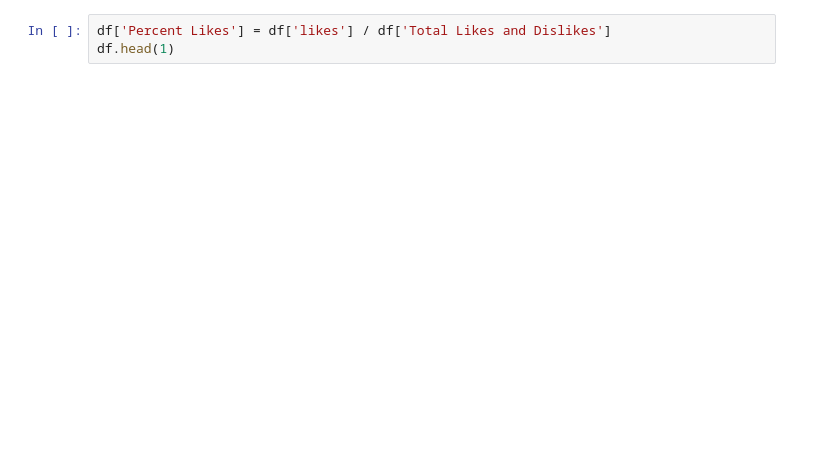
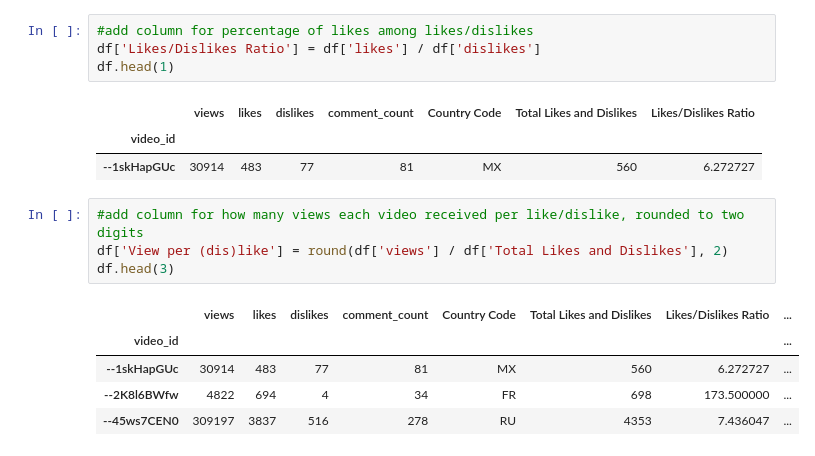
Before and after one commit to jherberg462/python-project, a Jupyter notebook: comparing_ratio_of_likes_dislikes_to_views.ipynb, the cells around one changed output. Drawn from its saved outputs; the diff is of its cells as text; blank space fills up the shorter version.

```diff
--- a/comparing_ratio_of_likes_dislikes_to_views.ipynb
+++ b/comparing_ratio_of_likes_dislikes_to_views.ipynb
@@ -20,3 +48,18 @@ df.head(1)
-# %%
-df['Percent Likes'] = df['likes'] / df['Total Likes and Dislikes']
-df.head(1)
+# %%
+#add column for percentage of likes among likes/dislikes
+df['Likes/Dislikes Ratio'] = df['likes'] / df['dislikes']
+df.head(1)
+# %% [output]
+|  | views | likes | dislikes | comment_count | Country Code | Total Likes and Dislikes | Likes/Dislikes Ratio |
+| video_id |  |  |  |  |  |  |  |
+| --1skHapGUc | 30914 | 483 | 77 | 81 | MX | 560 | 6.272727 |
+# %%
+#add column for how many views each video received per like/dislike, rounded to two digits
+df['View per (dis)like'] = round(df['views'] / df['Total Likes and Dislikes'], 2)
+df.head(3)
+# %% [output]
+|  | views | likes | dislikes | comment_count | Country Code | Total Likes and Dislikes | Likes/Dislikes Ratio | ... |
+| video_id |  |  |  |  |  |  |  | ... |
+| --1skHapGUc | 30914 | 483 | 77 | 81 | MX | 560 | 6.272727 | ... |
+| --2K8l6BWfw | 4822 | 694 | 4 | 34 | FR | 698 | 173.500000 | ... |
+| --45ws7CEN0 | 309197 | 3837 | 516 | 278 | RU | 4353 | 7.436047 | ... |
```
Also changed, not shown: parts of 13 cells of this notebook.
